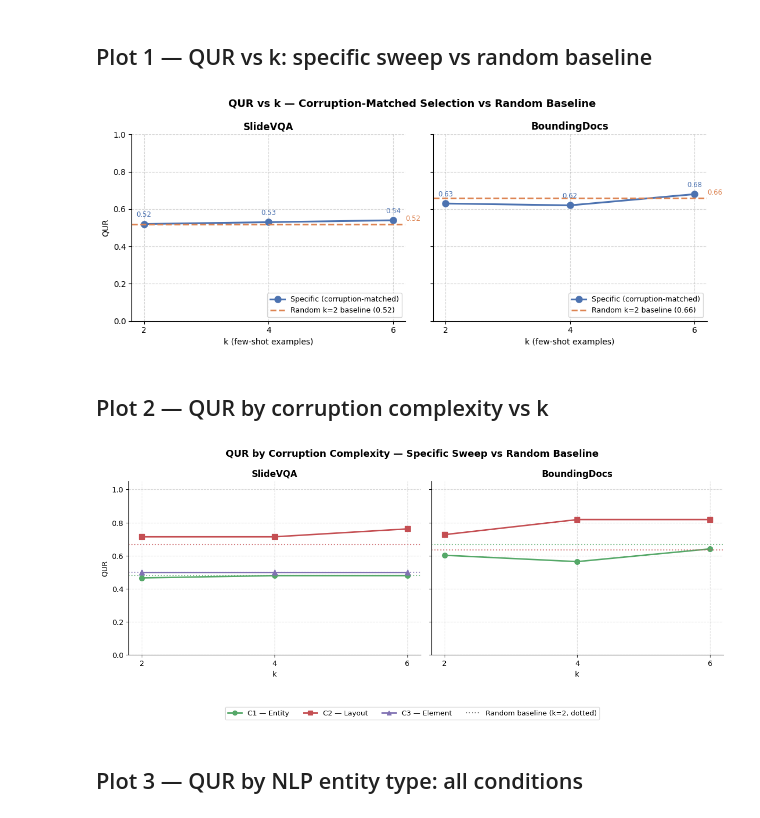
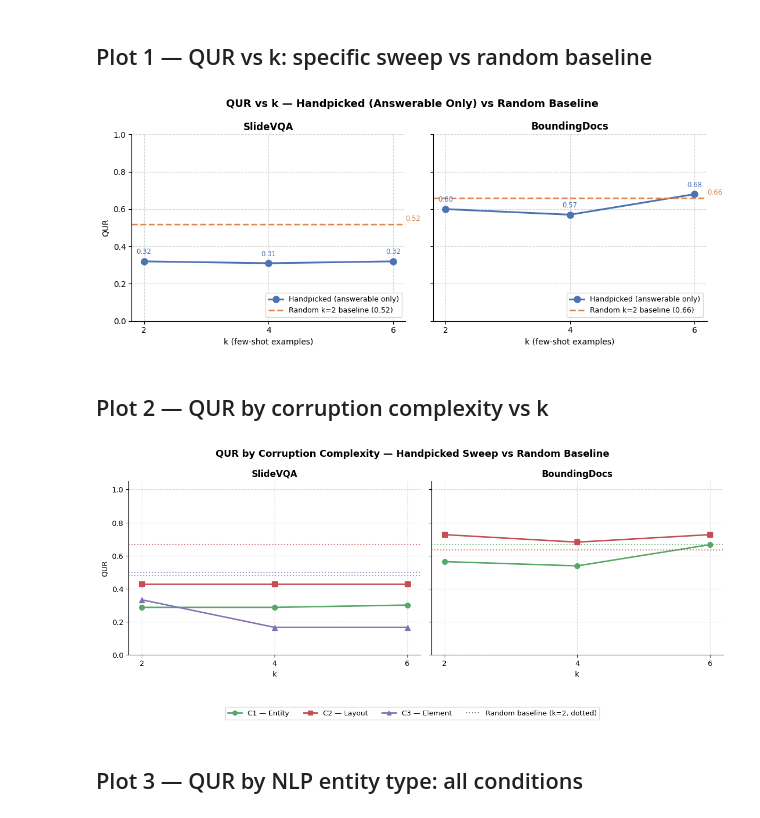
Before and after one commit to Alberto-Martinelli/VRD-UQA-2, a Jupyter notebook: VQA_analysis/notebooks/fewshot_sweep_analysis.ipynb, the cells around one changed output. Saved outputs shown, nothing was run; the diff lists cells and outputs as text; code cells hidden in the pictures.

```diff
--- a/VQA_analysis/notebooks/fewshot_sweep_analysis.ipynb
+++ b/VQA_analysis/notebooks/fewshot_sweep_analysis.ipynb
@@ -22,7 +22,7 @@ import matplotlib.pyplot as plt
 import matplotlib.patches as mpatches
 from matplotlib.lines import Line2D
 
-RUN_DIR    = "/home/amartinelli/VRD-UQA/artifacts/evaluation_runs/eval_val_100_20260611_151227"
+RUN_DIR    = "/home/amartinelli/VRD-UQA/artifacts/evaluation_runs/eval_val_100_20260617_213228"
 OUTPUT_DIR = "output_fewshot"
 os.makedirs(OUTPUT_DIR, exist_ok=True)
 
@@ -39,8 +39,11 @@ plt.rcParams.update({
 ## Discover conditions
 # %%
 def parse_slug(slug):
-    """Extract (k, selection) from a slug like fewshot_ocr_k4_mixed_specific."""
-    m = re.match(r'fewshot_ocr_k(\d+)_mixed_(random|specific)', slug)
+    """Extract (k, selection) from slugs like:
+      fewshot_ocr_k4_mixed_random
+      fewshot_ocr_k4_answerable_handpicked
+    """
+    m = re.match(r'fewshot_ocr_k(\d+)_(?:mixed|answerable)_(random|specific|handpicked)', slug)
     if m:
         return int(m.group(1)), m.group(2)
     return None, None
@@ -60,10 +63,14 @@ all_configs = {}
 for ds in DATASETS:
     all_configs.update(discover_configs(ds))
 
-# Stable order: random first, then specific sorted by k
+# Stable order: random first, then handpicked/specific sorted by k
 CONFIGS = sorted(
     all_configs.keys(),
-    key=lambda s: (all_configs[s]["selection"] == "specific", all_configs[s]["k"])
+    key=lambda s: (all_configs[s]["selection"] == "random", -all_configs[s]["k"])
+)
+CONFIGS = sorted(
+    all_configs.keys(),
+    key=lambda s: (all_configs[s]["selection"] != "random", all_configs[s]["k"])
 )
 
 print("Conditions:")
@@ -125,8 +132,8 @@ qur_df
 # %% [markdown]
 ## Plot 1 — QUR vs k: specific sweep vs random baseline
 # %%
-K_SPECIFIC     = [2, 4, 6]
-COLOR_SPECIFIC = "#4C72B0"
+K_SWEEP        = [2, 4, 6]
+COLOR_SWEEP    = "#4C72B0"
 COLOR_RANDOM   = "#DD8452"
 
 fig, axes = plt.subplots(1, 2, figsize=(11, 4.5), sharey=True)
@@ -134,23 +141,24 @@ fig, axes = plt.subplots(1, 2, figsize=(11, 4.5), sharey=True)
 for idx, ds in enumerate(DATASETS):
     ax   = axes[idx]
     sub  = qur_df[qur_df.dataset == ds]
-    spec = sub[sub.selection == "specific"].sort_values("k")
-    rand = sub[sub.selection == "random"]
+    sweep = sub[sub.selection != "random"].sort_values("k")
+    rand  = sub[sub.selection == "random"]
 
-    # Specific sweep line
-    ax.plot(
-        spec["k"], spec["QUR"],
-        marker="o", color=COLOR_SPECIFIC, linewidth=2.2, markersize=8,
-        label="Specific (corruption-matched)"
-    )
-    for _, row in spec.iterrows():
-        ax.annotate(
-            f"{row['QUR']:.2f}", (row["k"], row["QUR"]),
-            textcoords="offset points", xytext=(0, 9),
-            ha="center", fontsize=8.5, color=COLOR_SPECIFIC
+    # Sweep line (handpicked or specific)
+    if not sweep.empty:
+        ax.plot(
+            sweep["k"], sweep["QUR"],
+            marker="o", color=COLOR_SWEEP, linewidth=2.2, markersize=8,
+            label="Handpicked (answerable only)"
         )
+        for _, row in sweep.iterrows():
+            ax.annotate(
+                f"{row['QUR']:.2f}", (row["k"], row["QUR"]),
+                textcoords="offset points", xytext=(0, 9),
+                ha="center", fontsize=8.5, color=COLOR_SWEEP
+            )
 
-    # Random baseline — horizontal dashed line across the k range
+    # Random baseline — horizontal dashed line
     if not rand.empty:
         rand_val = rand["QUR"].values[0]
         ax.axhline(
@@ -159,12 +167,12 @@ for idx, ds in enumerate(DATASETS):
         )
         ax.annotate(
             f"{rand_val:.2f}",
-            (K_SPECIFIC[-1] + 0.15, rand_val),
+            (K_SWEEP[-1] + 0.15, rand_val),
             textcoords="offset points", xytext=(4, 4),
             ha="left", fontsize=8.5, color=COLOR_RANDOM
         )
 
-    ax.set_xticks(K_SPECIFIC)
+    ax.set_xticks(K_SWEEP)
     ax.set_xlabel("k (few-shot examples)", fontsize=10)
     ax.set_ylim(0, 1.0)
     ax.set_title(DATASET_LABELS[ds], fontsize=12, fontweight="bold")
@@ -173,14 +181,14 @@ for idx, ds in enumerate(DATASETS):
     ax.legend(fontsize=9, loc="lower right")
 
 fig.suptitle(
-    "QUR vs k — Corruption-Matched Selection vs Random Baseline",
+    "QUR vs k — Handpicked (Answerable Only) vs Random Baseline",
     fontsize=13, fontweight="bold"
 )
 plt.tight_layout()
 plt.savefig(os.path.join(OUTPUT_DIR, "plot1_qur_vs_k.pdf"), bbox_inches="tight")
 plt.show()
 # %% [output]
-[figure, old version]
+[figure, new version]
 # %% [markdown]
 ## Plot 2 — QUR by corruption complexity vs k
 # %%
@@ -192,19 +200,18 @@ CX_MARKERS = {"QUR_C1": "o", "QUR_C2": "s", "QUR_C3": "^"}
 fig, axes = plt.subplots(1, 2, figsize=(12, 5), sharey=True)
 
 for idx, ds in enumerate(DATASETS):
-    ax   = axes[idx]
-    sub  = qur_df[qur_df.dataset == ds]
-    spec = sub[sub.selection == "specific"].sort_values("k")
-    rand = sub[sub.selection == "random"]
+    ax    = axes[idx]
+    sub   = qur_df[qur_df.dataset == ds]
+    sweep = sub[sub.selection != "random"].sort_values("k")
+    rand  = sub[sub.selection == "random"]
 
     for cx_col in CX_COLS:
         color  = CX_COLORS[cx_col]
         marker = CX_MARKERS[cx_col]
         label  = CX_LABELS[cx_col]
 
-        vals = spec[cx_col].values
-        ks   = spec["k"].values
-        # Filter NaN so matplotlib doesn't break the line
+        vals = sweep[cx_col].values
+        ks   = sweep["k"].values
         mask = ~np.isnan(vals)
         if mask.any():
             ax.plot(
@@ -213,36 +220,36 @@ for idx, ds in enumerate(DATASETS):
             )
 
         # Random baseline — dotted horizontal at same colour
         if not rand.empty:
             r_val = rand[cx_col].values[0]
             if not np.isnan(r_val):
                 ax.axhline(r_val, color=color, linestyle=":", linewidth=1.5, alpha=0.75)
 
-    ax.set_xticks(K_SPECIFIC)
+    ax.set_xticks([2, 4, 6])
     ax.set_xlabel("k", fontsize=10)
     ax.set_ylim(0, 1.05)
     ax.set_title(DATASET_LABELS[ds], fontsize=12, fontweight="bold")
     if idx == 0:
         ax.set_ylabel("QUR", fontsize=10)
 
 line_handles = [
     Line2D([0],[0], color=CX_COLORS[c], marker=CX_MARKERS[c], linewidth=2, label=CX_LABELS[c])
     for c in CX_COLS
 ]
 dot_handle = Line2D([0],[0], color="grey", linestyle=":", linewidth=1.5, label="Random baseline (k=2, dotted)")
 fig.legend(
     handles=line_handles + [dot_handle],
     loc="lower center", ncol=4, fontsize=9.5, bbox_to_anchor=(0.5, -0.05)
 )
 fig.suptitle(
-    "QUR by Corruption Complexity — Specific Sweep vs Random Baseline",
+    "QUR by Corruption Complexity — Handpicked Sweep vs Random Baseline",
     fontsize=13, fontweight="bold"
 )
 plt.tight_layout(rect=[0, 0.09, 1, 1])
 plt.savefig(os.path.join(OUTPUT_DIR, "plot2_qur_complexity_vs_k.pdf"), bbox_inches="tight")
 plt.show()
 # %% [output]
-[figure, old version]
+[figure, new version]
 # %% [markdown]
 ## Plot 3 — QUR by NLP entity type: all conditions
 # %%
```
Also changed, not shown: parts of 6 cells of this notebook, 7 other files.
